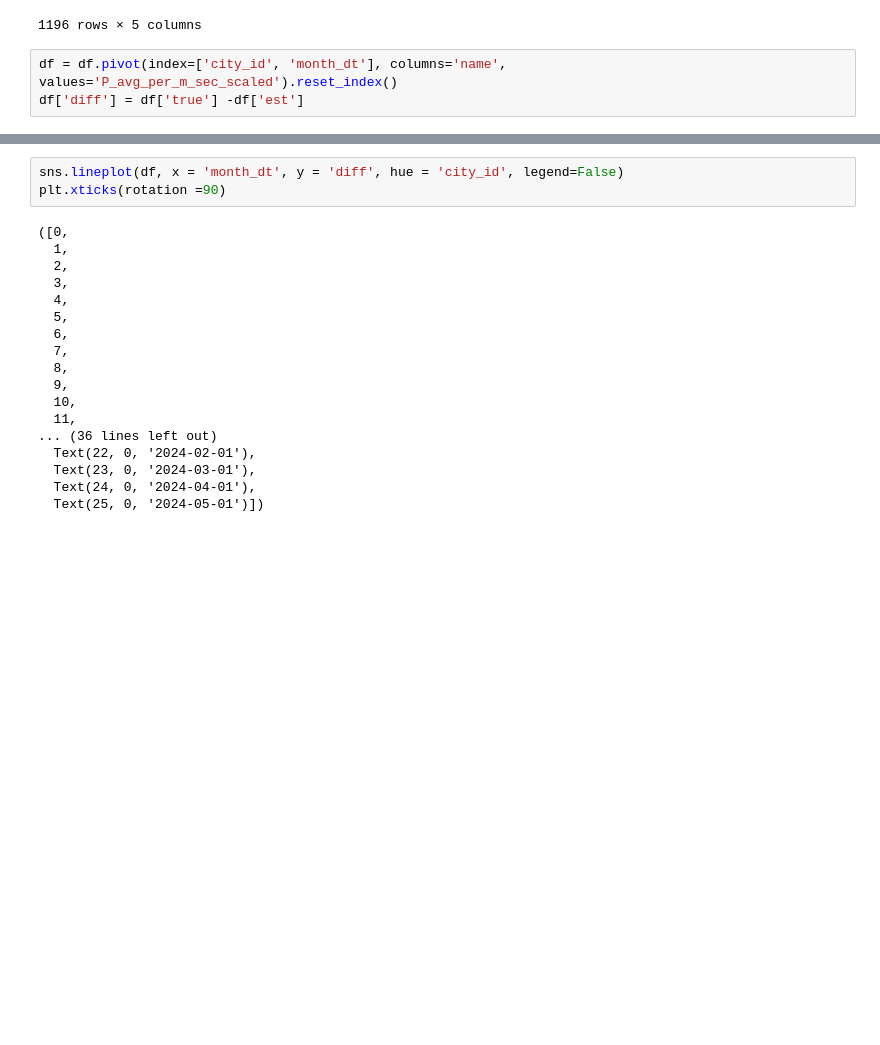
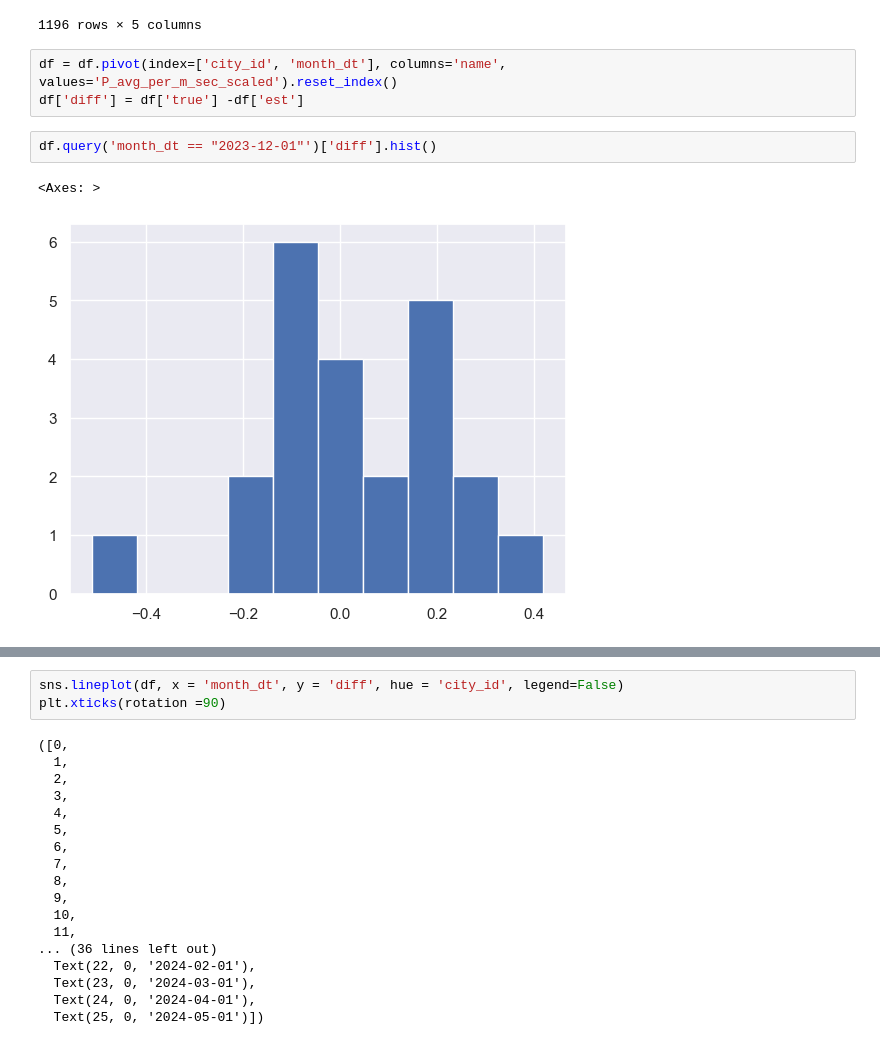
Before and after one commit to xan-d-or/mortgage_project_2024, a Jupyter notebook: results_plotting.ipynb, the cells around one changed output, grey strips where cells are left out. Drawn from its saved outputs; the diff is of its cells as text; blank space fills up the shorter version.

```diff
--- a/results_plotting.ipynb
+++ b/results_plotting.ipynb
@@ -35,3 +36,8 @@ df
 # %%
 df = df.pivot(index=['city_id', 'month_dt'], columns='name', values='P_avg_per_m_sec_scaled').reset_index()
 df['diff'] = df['true'] -df['est']
+# %%
+df.query('month_dt == "2023-12-01"')['diff'].hist()
+# %% [output]
+<Axes: >
+[figure, added]
```
Also changed, not shown: parts of 6 cells of this notebook.
